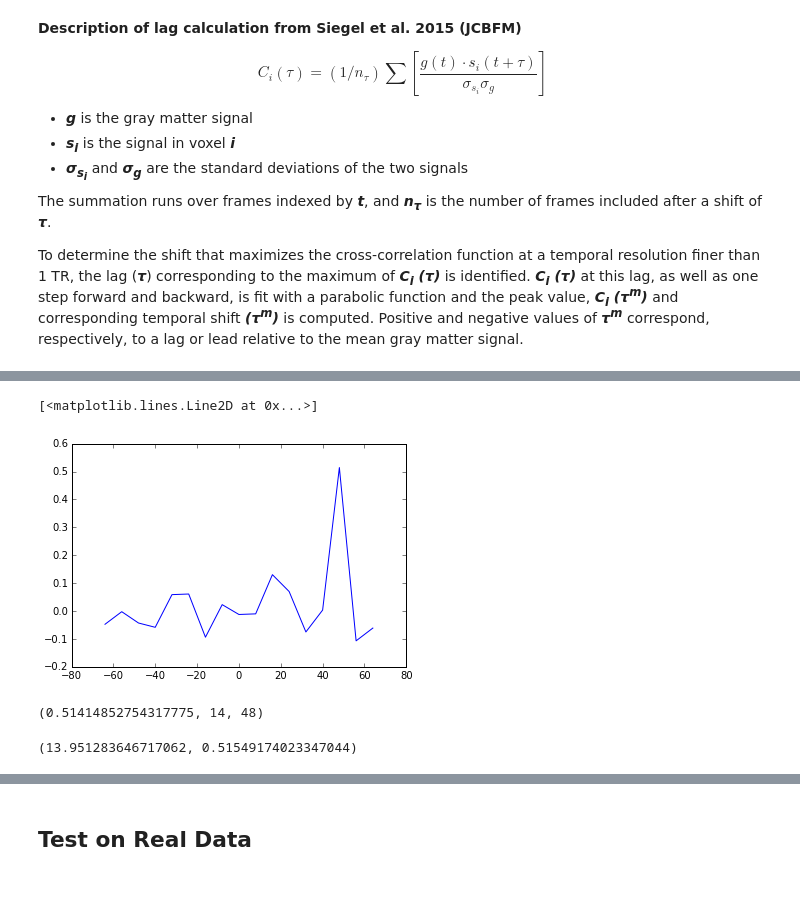
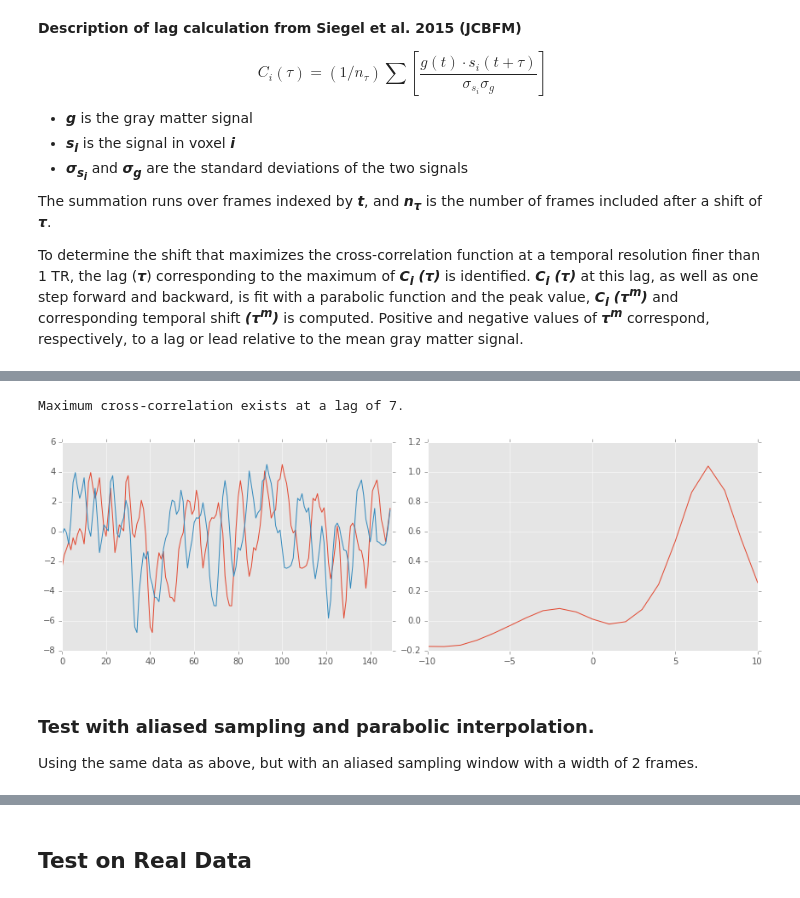
Before and after one commit to danlurie/lag_maps, a Jupyter notebook: notebooks/Cross-Correlation and Interpolation.ipynb, the cells around one changed output, grey strips where cells are left out. Drawn from its saved outputs; the diff is of its cells as text; code cells hidden in the pictures.

```diff
--- a/notebooks/Cross-Correlation and Interpolation.ipynb
+++ b/notebooks/Cross-Correlation and Interpolation.ipynb
@@ -39 +138,13 @@ def xcorr(signal_a, signal_b, lags):
+# %%
+def report_xcorr(xcorr_array, lags, interp=False):
+    """
+    Report the maximum value from a cross-correlation array.
+
+    """
+    lag_shift = np.sum(np.array(lags) > 0)
+    if interp == True:
+        max_xcorr = parabolic(xcorr_array, np.argmax(xcorr_array))[0] - lag_shift
+    else:
+        max_xcorr = np.argmax(xcorr_array) - lag_shift
+    print("Maximum cross-correlation exists at a lag of {}.".format(max_xcorr))
 # %% [markdown]
@@ -92,4 +173,7 @@ arparams = np.array([.75, -.25])
 maparams = np.array([.65, .35])
 ar = np.r_[1, -arparams] # add zero-lag and negate
 ma = np.r_[1, maparams] # add zero-lag
-y = sm.tsa.arima_process.arma_generate_sample(ar, ma, 250)
+y = sm.tsa.arma_generate_sample(ar, ma, 143)
+z = sm.tsa.arma_generate_sample(ar, ma, 143)
+arma_a = np.append(z[-7:], y)
+arma_b = np.append(y, z[0:7])
@@ -118,13 +180,18 @@ for i in lags:
-# %%
-plt.plot(lags, xcorr)
-# %% [output]
-[<matplotlib.lines.Line2D at 0x...>]
-[figure, removed]
-# %%
-print(np.max(xcorr), np.argmax(xcorr), lags[np.argmax(xcorr)])
-# %% [output]
-(0.51414852754317775, 14, 48)
-# %%
-parabolic(xcorr, 14)
-# %% [output]
-(13.951283646717062, 0.51549174023347044)
+# %%
+arma_lags = range(-10, 11)
+arma_xcorr =  sliding_xcorr(arma_a, arma_b, arma_lags)
+
+f, axes = plt.subplots(1, 2, figsize=(12, 4))
+axes[0].plot(arma_a)
+axes[0].set_xlim(0,len(arma_a))
+axes[0].plot(arma_b)
+axes[1].plot(arma_lags, arma_xcorr)
+plt.tight_layout()
+report_xcorr(arma_xcorr, arma_lags)
+# %% [output]
+Maximum cross-correlation exists at a lag of 7.
+[figure, added]
+# %% [markdown]
+### Test with aliased sampling and parabolic interpolation.
+
+Using the same data as above, but with an aliased sampling window with a width of 2 frames.
```
Also changed, not shown: parts of 26 cells of this notebook.
